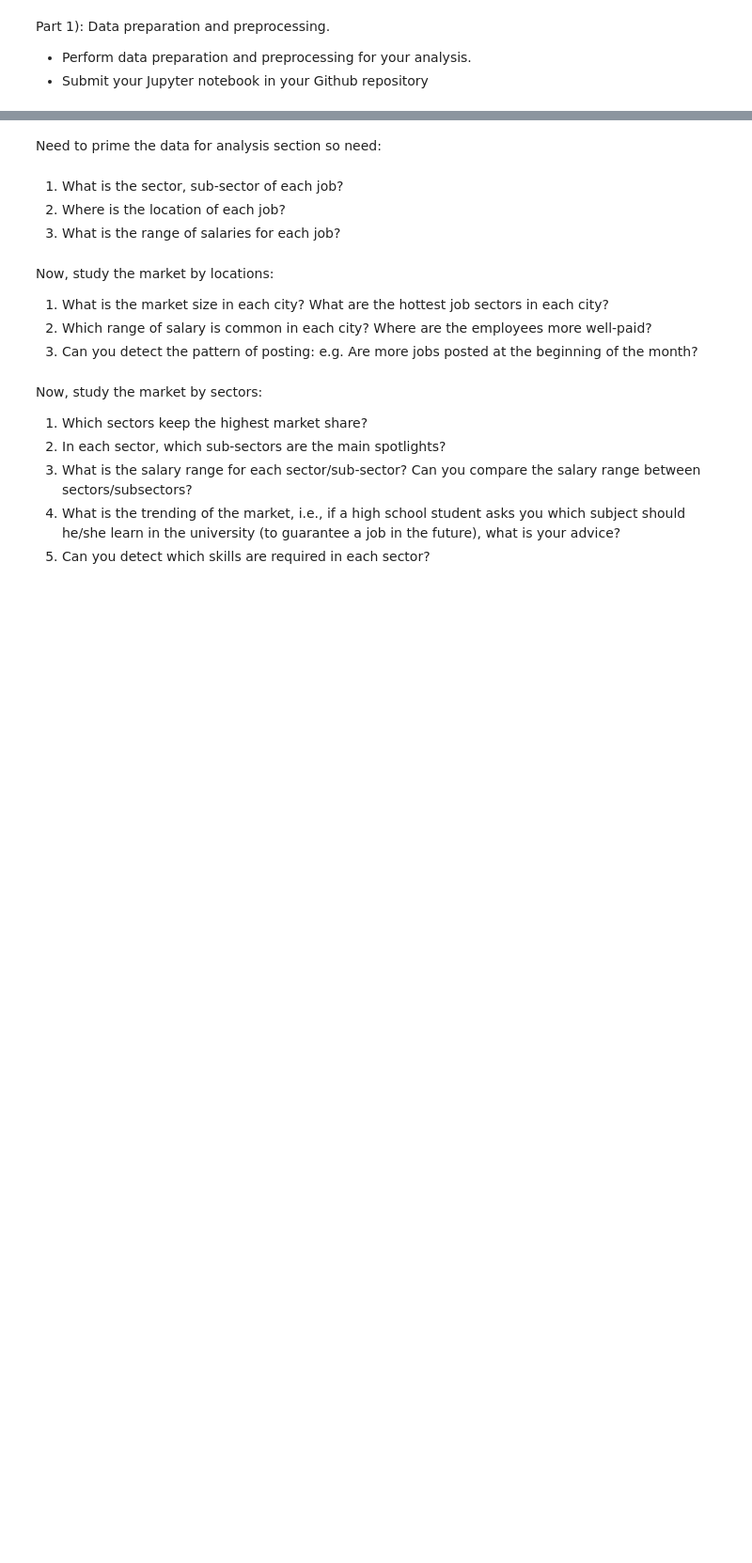
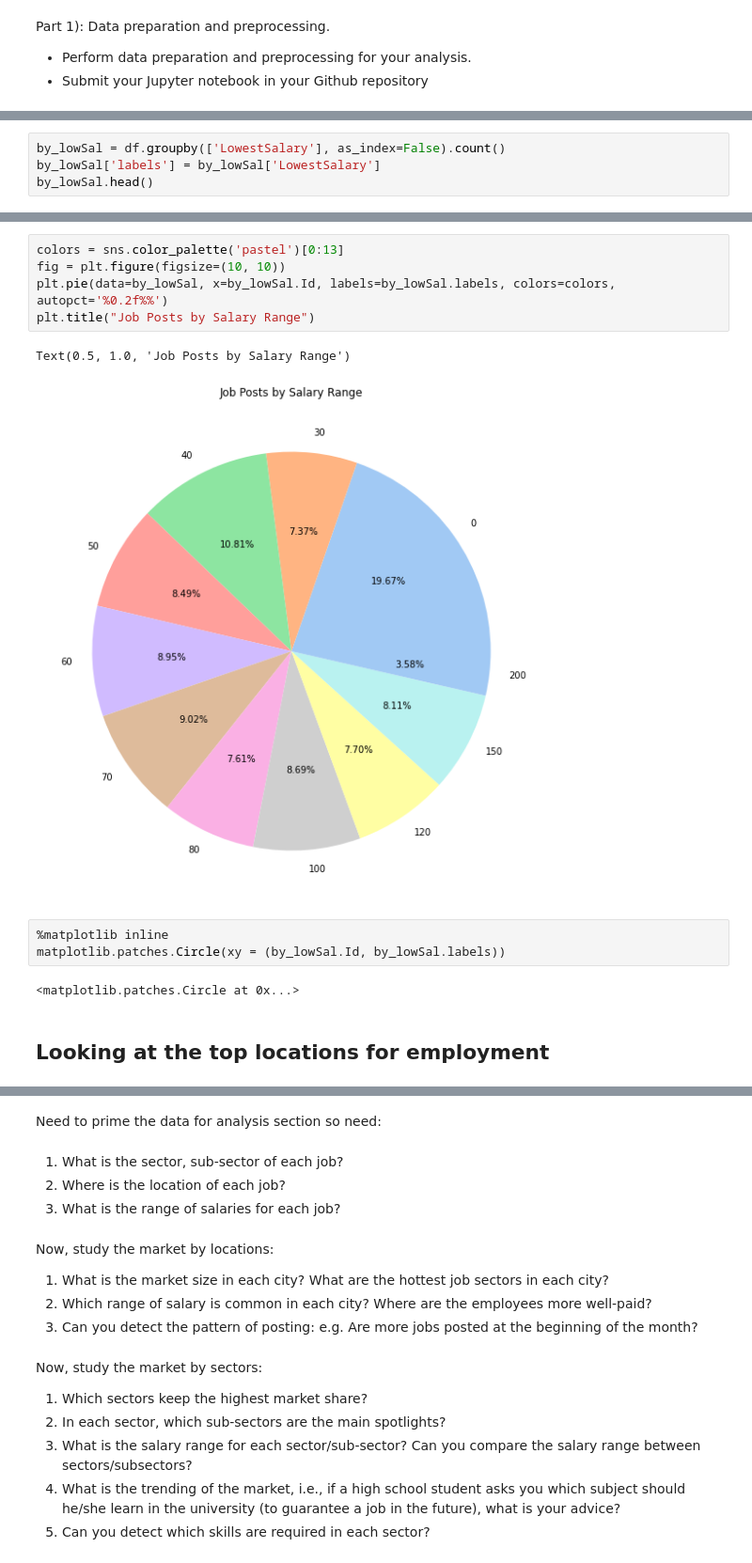
Before and after one commit to JessyBarber/Big-Data-Analysis, a Jupyter notebook: Assignment/Big Data Assignment.ipynb, the cells around one changed output, grey strips where cells are left out. Shown at 94% size. Drawn from its saved outputs; the diff is of its cells as text; blank space fills up the shorter version.

```diff
--- a/Assignment/Big Data Assignment.ipynb
+++ b/Assignment/Big Data Assignment.ipynb
@@ -50,0 +66,4 @@ pandas.core.indexes.base.Index
+# %%
+by_lowSal = df.groupby(['LowestSalary'], as_index=False).count()
+by_lowSal['labels'] = by_lowSal['LowestSalary']
+by_lowSal.head()
@@ -50,0 +77,15 @@ pandas.core.indexes.base.Index
+# %%
+colors = sns.color_palette('pastel')[0:13]
+fig = plt.figure(figsize=(10, 10))
+plt.pie(data=by_lowSal, x=by_lowSal.Id, labels=by_lowSal.labels, colors=colors, autopct='%0.2f%%')
+plt.title("Job Posts by Salary Range")
+# %% [output]
+Text(0.5, 1.0, 'Job Posts by Salary Range')
+[figure, added]
+# %%
+%matplotlib inline
+matplotlib.patches.Circle(xy = (by_lowSal.Id, by_lowSal.labels))
+# %% [output]
+<matplotlib.patches.Circle at 0x...>
+# %% [markdown]
+## Looking at the top locations for employment
```
Also changed, not shown: parts of 20 cells of this notebook.
